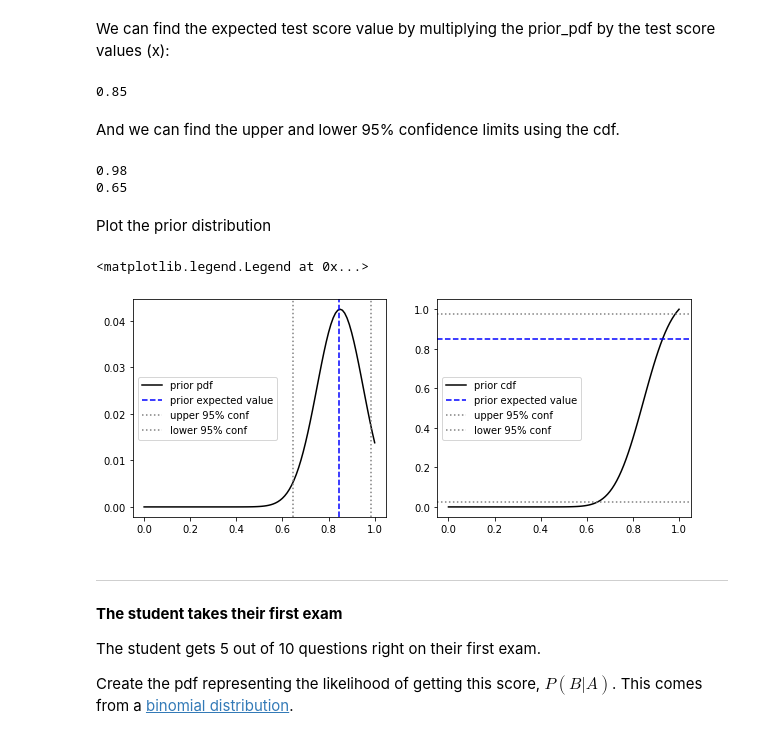
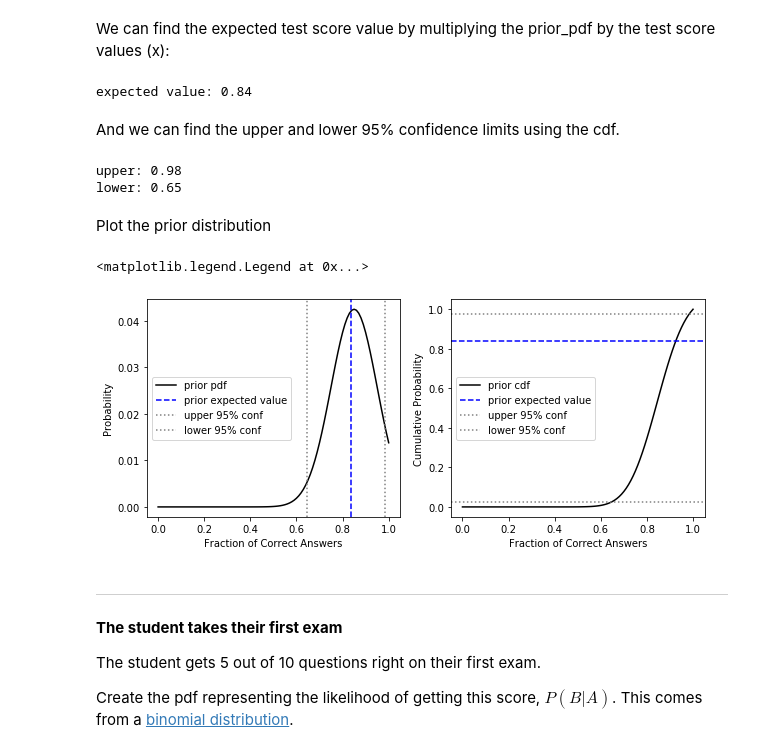
Before and after one commit to Mountain-Hydrology-Research-Group/data-analysis, a Jupyter notebook: modules/lab6/lab6-2.ipynb, the cells around one changed output. Cells and saved outputs as stored; diff of their text form; code cells hidden in the pictures.

```diff
--- a/modules/lab6/lab6-2.ipynb
+++ b/modules/lab6/lab6-2.ipynb
@@ -46,40 +46,44 @@ prior_cdf = np.cumsum(prior_pdf)
 # %% [markdown]
 We can find the expected test score value by multiplying the prior_pdf by the test score values (x):
 # %%
-prior_expected = np.sum(prior_pdf * x) + (x[1]-x[0])
-print( np.round(prior_expected,2))
+prior_expected = np.sum(prior_pdf * x)
+print("expected value: {}".format( np.round(prior_expected,2)))
 # %% [output]
-0.85
+expected value: 0.84
 # %% [markdown]
 And we can find the upper and lower 95% confidence limits using the cdf.
 # %%
 f = interp1d(prior_cdf, x)
 upper = f(0.975)
 lower = f(0.025)
-print(np.round(upper,2))
-print(np.round(lower,2))
+print("upper: {}".format( np.round(upper,2)))
+print("lower: {}".format( np.round(lower,2)))
 # %% [output]
-0.98
-0.65
+upper: 0.98
+lower: 0.65
 # %% [markdown]
 Plot the prior distribution
 # %%
 fig, [ax1, ax2] = plt.subplots(1,2, figsize=(10,4))
 
 ax1.plot(x,prior_pdf, 'k', label='prior pdf')
 ax1.axvline(prior_expected, linestyle='--', color='b', label='prior expected value')
 ax1.axvline(upper, linestyle=':', color='grey', label='upper 95% conf')
 ax1.axvline(lower, linestyle=':', color='grey', label='lower 95% conf')
+ax1.set_xlabel('Fraction of Correct Answers')
+ax1.set_ylabel('Probability')
 ax1.legend(loc='center left')
 
 ax2.plot(x,prior_cdf, 'k', label='prior cdf')
 ax2.axhline(prior_expected, linestyle='--', color='b', label='prior expected value')
 ax2.axhline(0.975, linestyle=':', color='grey', label='upper 95% conf')
 ax2.axhline(0.025, linestyle=':', color='grey', label='lower 95% conf')
+ax2.set_xlabel('Fraction of Correct Answers')
+ax2.set_ylabel('Cumulative Probability')
 ax2.legend(loc='center left')
 # %% [output]
 <matplotlib.legend.Legend at 0x...>
-[figure, old version]
+[figure, new version]
 # %% [markdown]
 ---
 **The student takes their first exam**
```
Also changed, not shown: parts of 9 cells of this notebook.
